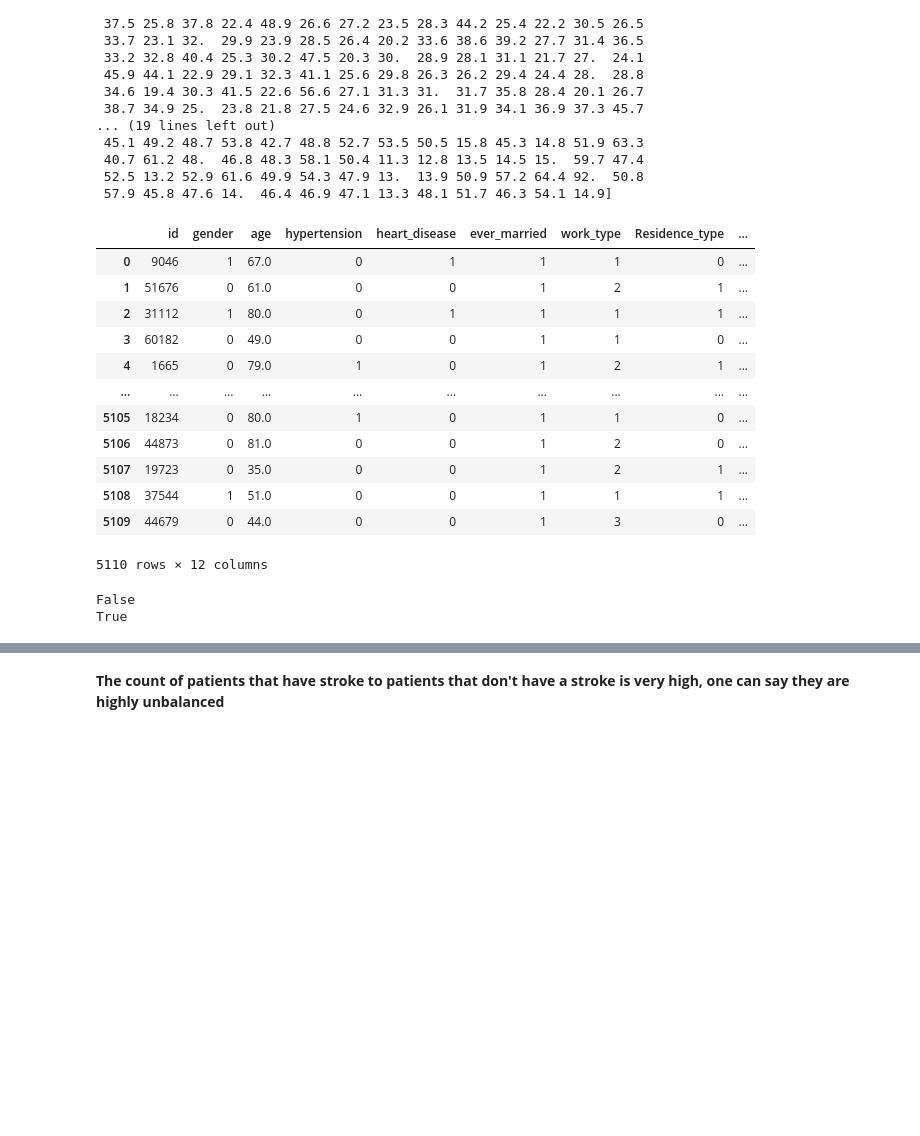
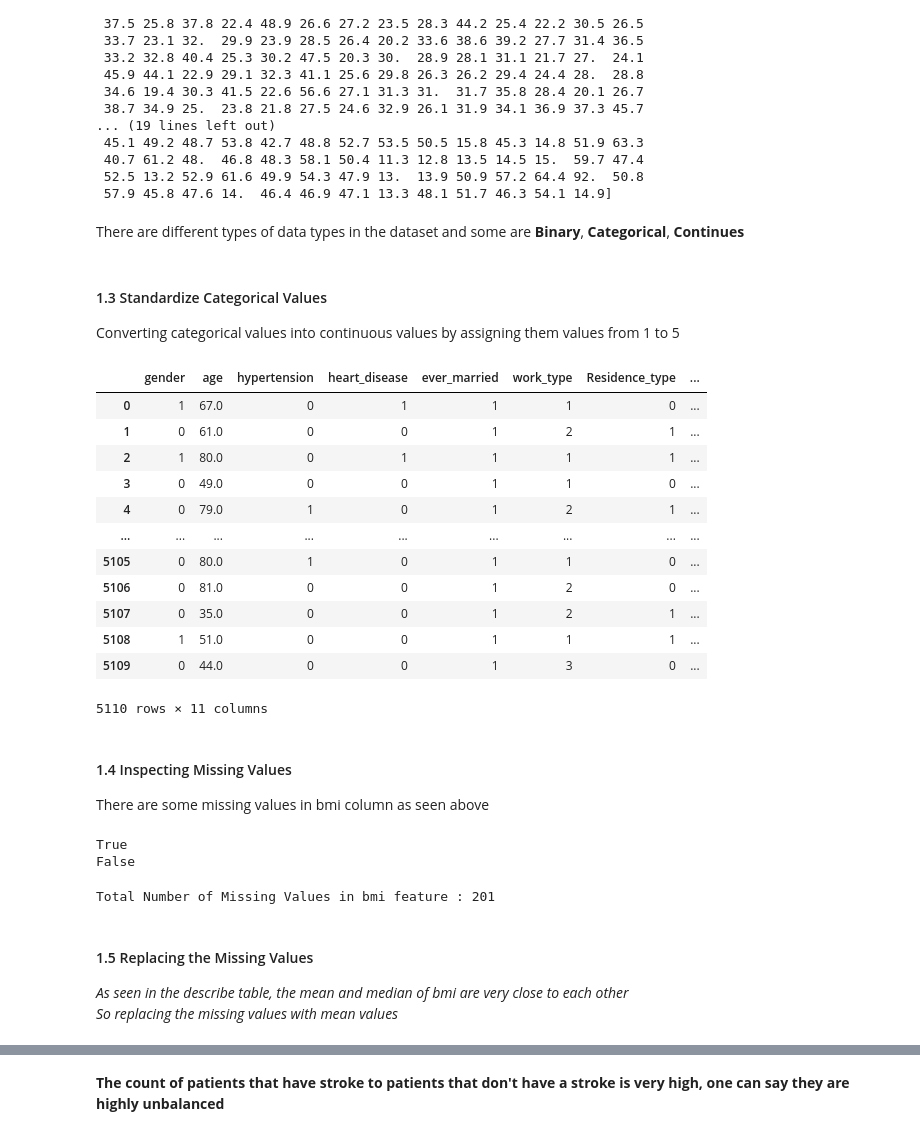
Before and after one commit to mgonzalezo/AAI-500_final_team_project, a Jupyter notebook: stroke_analysis.ipynb, the cells around one changed output, grey strips where cells are left out. Drawn from its saved outputs; the diff is of its cells as text; code cells hidden in the pictures; blank space fills up the shorter version.

```diff
--- a/stroke_analysis.ipynb
+++ b/stroke_analysis.ipynb
@@ -17,0 +45,3 @@ df.head()
+# %%
+# Removing id column
+df.drop(columns = ['id'],inplace = True)
@@ -52,32 +86,50 @@ print(df['bmi'].unique())
  40.7 61.2 48.  46.8 48.3 58.1 50.4 11.3 12.8 13.5 14.5 15.  59.7 47.4
  52.5 13.2 52.9 61.6 49.9 54.3 47.9 13.  13.9 50.9 57.2 64.4 92.  50.8
  57.9 45.8 47.6 14.  46.4 46.9 47.1 13.3 48.1 51.7 46.3 54.1 14.9]
+# %% [markdown]
+There are different types of data types in the dataset and some are **Binary**, **Categorical**, **Continues**
+# %% [markdown]
+#### 1.3 Standardize Categorical Values
+
+Converting categorical values into continuous values by assigning them values from 1 to 5
 # %%
 pd.set_option('future.no_silent_downcasting', True)
 df['gender'] = df['gender'].replace({'Female':0, 'Male':1, 'Other': 0}).astype('int64')
 df['ever_married'] = df['ever_married'].replace({'Yes':1, 'No':0}).astype('int64')
 df['work_type'] = df['work_type'].replace({'Private':1, 'Self-employed':2, 'Govt_job':3, 'children':4, 'Never_worked':5}).astype('int64')
 df['Residence_type'] = df['Residence_type'].replace({'Urban':0, 'Rural':1}).astype('int64')
 df['smoking_status'] = df['smoking_status'].replace({'formerly smoked':1, 'never smoked':2, 'smokes':3, 'Unknown':4}).astype('int64')
-df['bmi'] = df['bmi'].fillna(0)
+#df['bmi'] = df['bmi'].fillna(0)
 df
 # %% [output]
-|  | id | gender | age | hypertension | heart_disease | ever_married | work_type | Residence_type | ... |
-| 0 | 9046 | 1 | 67.0 | 0 | 1 | 1 | 1 | 0 | ... |
-| 1 | 51676 | 0 | 61.0 | 0 | 0 | 1 | 2 | 1 | ... |
-| 2 | 31112 | 1 | 80.0 | 0 | 1 | 1 | 1 | 1 | ... |
-| 3 | 60182 | 0 | 49.0 | 0 | 0 | 1 | 1 | 0 | ... |
-| 4 | 1665 | 0 | 79.0 | 1 | 0 | 1 | 2 | 1 | ... |
-| ... | ... | ... | ... | ... | ... | ... | ... | ... | ... |
-| 5105 | 18234 | 0 | 80.0 | 1 | 0 | 1 | 1 | 0 | ... |
-| 5106 | 44873 | 0 | 81.0 | 0 | 0 | 1 | 2 | 0 | ... |
-| 5107 | 19723 | 0 | 35.0 | 0 | 0 | 1 | 2 | 1 | ... |
-| 5108 | 37544 | 1 | 51.0 | 0 | 0 | 1 | 1 | 1 | ... |
-| 5109 | 44679 | 0 | 44.0 | 0 | 0 | 1 | 3 | 0 | ... |
+|  | gender | age | hypertension | heart_disease | ever_married | work_type | Residence_type | ... |
+| 0 | 1 | 67.0 | 0 | 1 | 1 | 1 | 0 | ... |
+| 1 | 0 | 61.0 | 0 | 0 | 1 | 2 | 1 | ... |
+| 2 | 1 | 80.0 | 0 | 1 | 1 | 1 | 1 | ... |
+| 3 | 0 | 49.0 | 0 | 0 | 1 | 1 | 0 | ... |
+| 4 | 0 | 79.0 | 1 | 0 | 1 | 2 | 1 | ... |
+| ... | ... | ... | ... | ... | ... | ... | ... | ... |
+| 5105 | 0 | 80.0 | 1 | 0 | 1 | 1 | 0 | ... |
+| 5106 | 0 | 81.0 | 0 | 0 | 1 | 2 | 0 | ... |
+| 5107 | 0 | 35.0 | 0 | 0 | 1 | 2 | 1 | ... |
+| 5108 | 1 | 51.0 | 0 | 0 | 1 | 1 | 1 | ... |
+| 5109 | 0 | 44.0 | 0 | 0 | 1 | 3 | 0 | ... |
-5110 rows × 12 columns
+5110 rows × 11 columns
-# %%
-print(np.any(np.isnan(df)))
-print(np.all(np.isfinite(df)))
-# %% [output]
-False
-True
+# %% [markdown]
+#### 1.4 Inspecting Missing Values
+There are some missing values in bmi column as seen above
+# %%
+print(np.any(np.isnan(df)))
+print(np.all(np.isfinite(df)))
+# %% [output]
+True
+False
+# %%
+l1 = [i for i in range(len(df.isnull()['bmi'])) if df.isnull().loc[i, 'bmi'] == True]
+print('Total Number of Missing Values in bmi feature :', len(l1))
+# %% [output]
+Total Number of Missing Values in bmi feature : 201
+# %% [markdown]
+#### 1.5 Replacing the Missing Values
+*As seen in the describe table, the mean and median of bmi are very close to each other*
+*So replacing the missing values with mean values*
```
Also changed, not shown: parts of 26 cells of this notebook, 2 other files.
